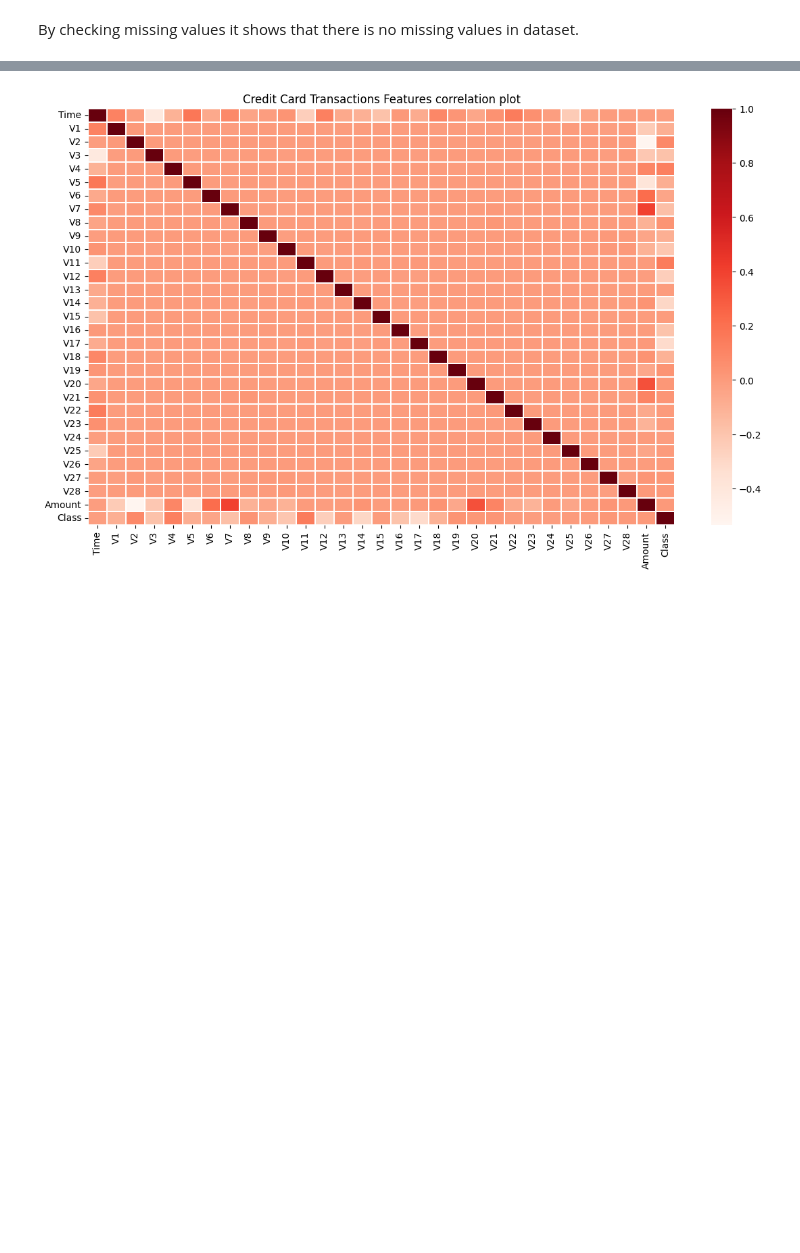
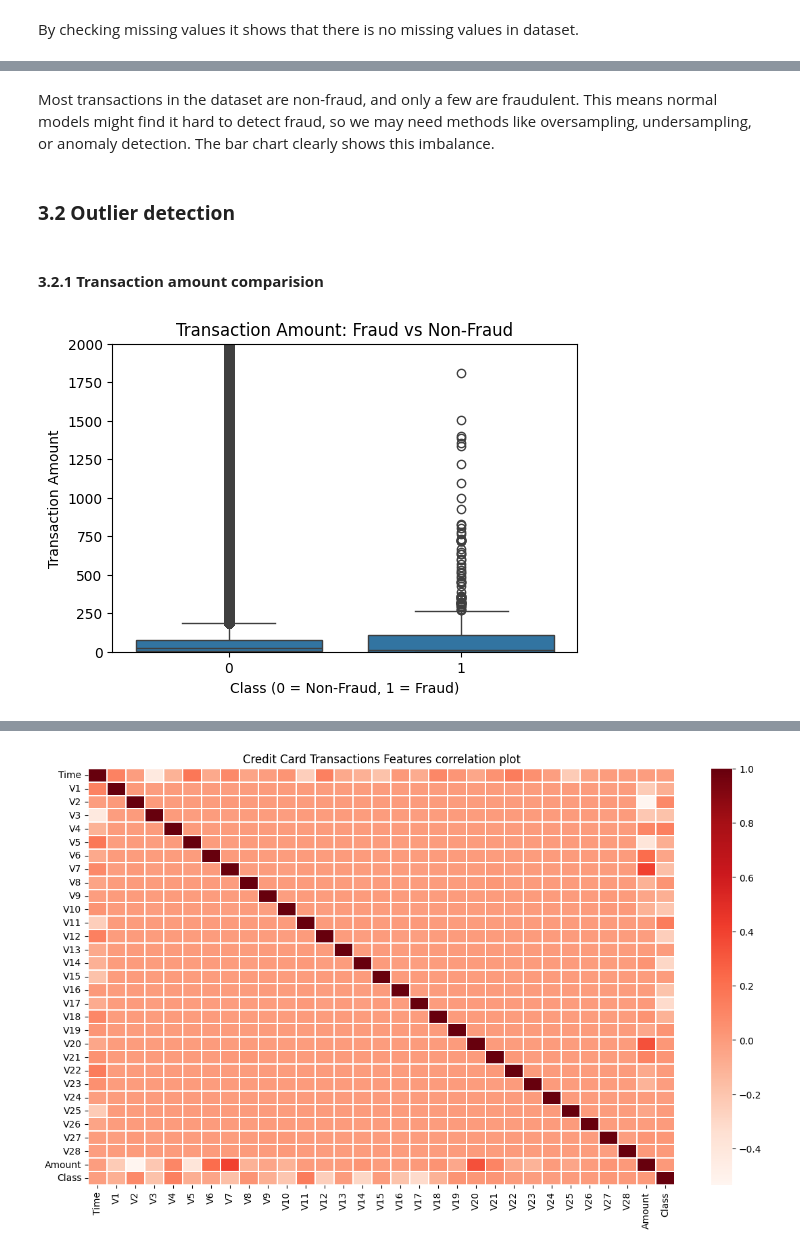
Before and after one commit to rixwan-khan/Credit_Card_Fraud_Detection, a Jupyter notebook: credit_card_fraud_detection.ipynb, the cells around one changed output, grey strips where cells are left out. Cells and saved outputs as stored; diff of their text form; code cells hidden in the pictures; blank space fills up the shorter version.

```diff
--- a/credit_card_fraud_detection.ipynb
+++ b/credit_card_fraud_detection.ipynb
@@ -262,0 +269,21 @@ df = df.drop_duplicates()
+# %% [markdown]
+Most transactions in the dataset are non-fraud, and only a few are fraudulent. This means normal models might find it hard to detect fraud, so we may need methods like oversampling, undersampling, or anomaly detection. The bar chart clearly shows this imbalance.
+# %% [markdown]
+### **3.2 Outlier detection**
+# %% [markdown]
+#### **3.2.1 Transaction amount comparision**
+# %%
+plt.figure(figsize=(6,4))
+
+sns.boxplot(
+    x = 'Class',
+    y = 'Amount',
+    data = df
+)
+plt.title('Transaction Amount: Fraud vs Non-Fraud')
+plt.xlabel('Class (0 = Non-Fraud, 1 = Fraud)')
+plt.ylabel('Transaction Amount')
+plt.ylim(0, 2000)
+plt.show()
+# %% [output]
+[figure, added]
```
Also changed, not shown: parts of 40 cells of this notebook.
